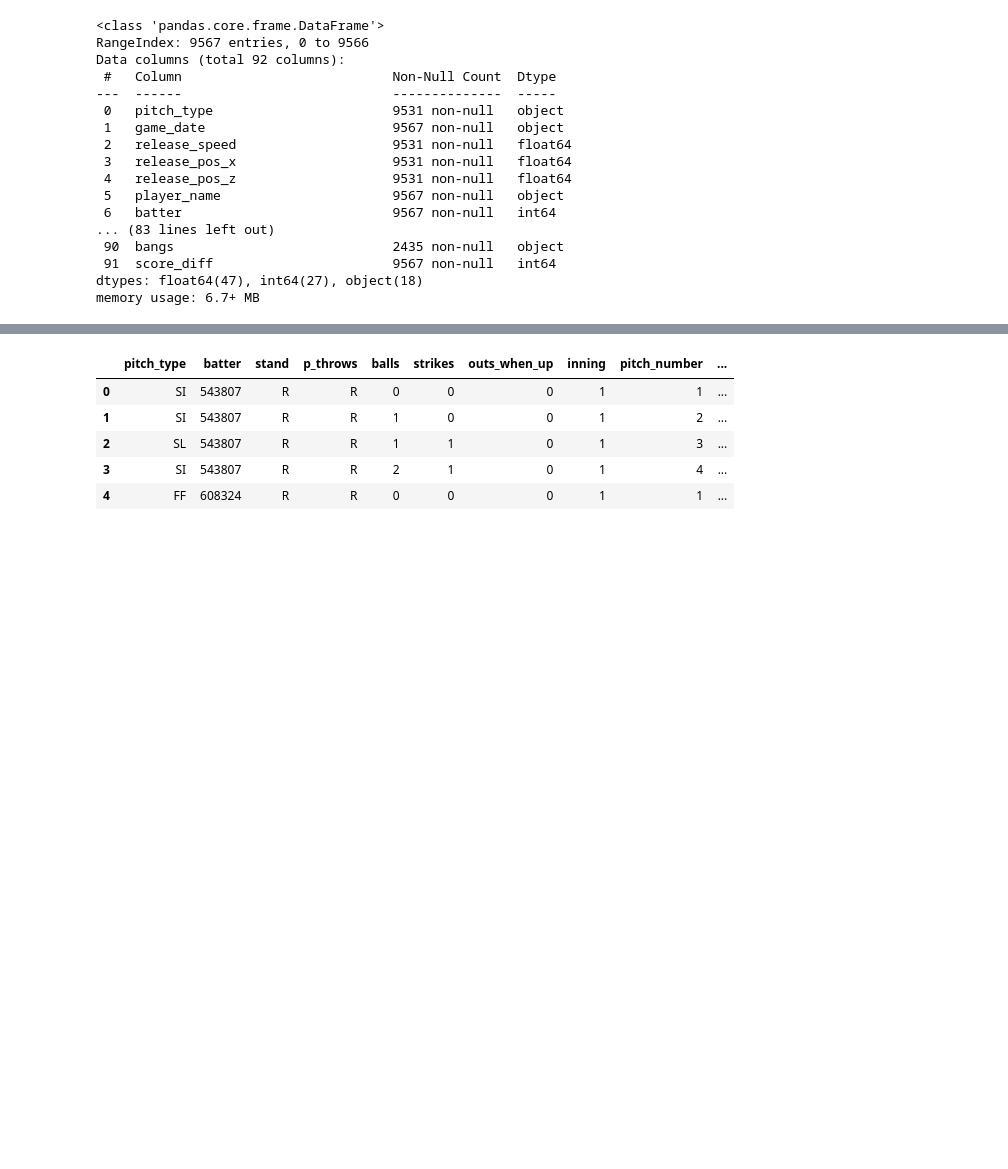
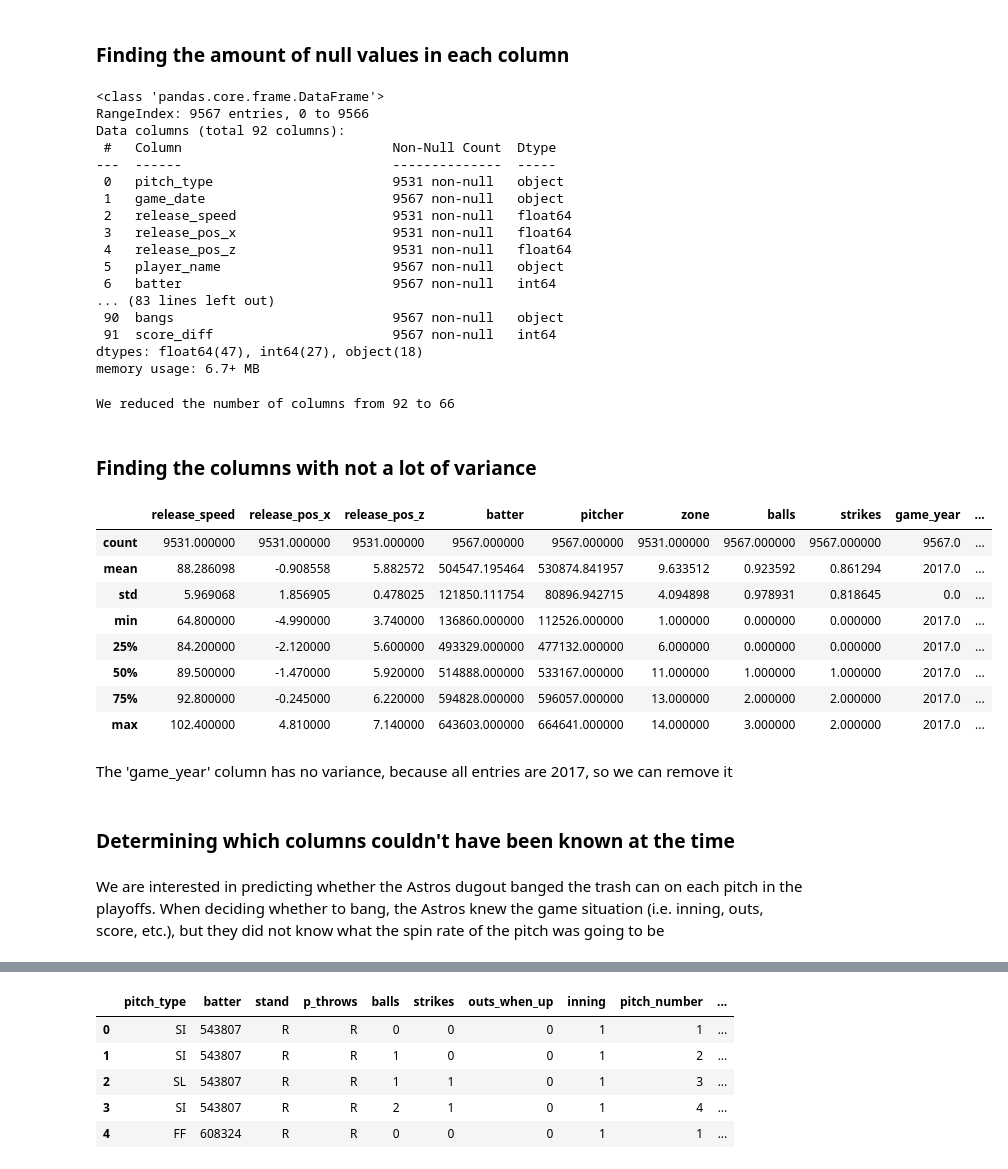
Before and after one commit to Ethor13/astros, a Jupyter notebook: naive_bayes.ipynb, the cells around one changed output, grey strips where cells are left out. Drawn from its saved outputs; the diff is of its cells as text; code cells hidden in the pictures; blank space fills up the shorter version.

```diff
--- a/naive_bayes.ipynb
+++ b/naive_bayes.ipynb
@@ -16,0 +17,12 @@ df.drop(['home_score', 'away_score'], axis=1, inplace=True)
+# %%
+reg_df = pd.read_csv('reg_season_statcast_bangs.csv')
+reg_df['bangs'] = reg_df['bangs'].fillna(0)
+reg_df.loc[reg_df['bangs'] != 0, 'bangs'] = 1
+
+playoff_df = pd.read_csv('post_season_statcast.csv')
+playoff_df['bangs'] = 2
+
+df = pd.concat([reg_df, playoff_df]).reset_index(drop=True)
+
+df.loc[:,'score_diff'] = df.home_score - df.away_score
+df.drop(['home_score', 'away_score'], axis=1, inplace=True)
@@ -17,3 +60,5 @@ df.drop(['home_score', 'away_score'], axis=1, inplace=True)
+# %% [markdown]
+### Finding the amount of null values in each column
 # %%
 df.info()
 # %% [output]
@@ -30,7 +75,33 @@ Data columns (total 92 columns):
  5   player_name                      9567 non-null   object
  6   batter                           9567 non-null   int64
 ... (83 lines left out)
- 90  bangs                            2435 non-null   object
+ 90  bangs                            9567 non-null   object
  91  score_diff                       9567 non-null   int64
 dtypes: float64(47), int64(27), object(18)
 memory usage: 6.7+ MB
+# %%
+num_cols_before = len(df.columns)
+
+df = df.loc[:, df.isna().sum(axis=0) < 200]
+
+num_cols_after = len(df.columns)
+
+print(f"We reduced the number of columns from {num_cols_before} to {num_cols_after}")
+# %% [output]
+We reduced the number of columns from 92 to 66
+# %% [markdown]
+### Finding the columns with not a lot of variance
+# %%
+df.describe()
+# %% [output]
+|  | release_speed | release_pos_x | release_pos_z | batter | pitcher | zone | balls | strikes | game_year | ... |
+| count | 9531.000000 | 9531.000000 | 9531.000000 | 9567.000000 | 9567.000000 | 9531.000000 | 9567.000000 | 9567.000000 | 9567.0 | ... |
+| mean | 88.286098 | -0.908558 | 5.882572 | 504547.195464 | 530874.841957 | 9.633512 | 0.923592 | 0.861294 | 2017.0 | ... |
+| std | 5.969068 | 1.856905 | 0.478025 | 121850.111754 | 80896.942715 | 4.094898 | 0.978931 | 0.818645 | 0.0 | ... |
+| min | 64.800000 | -4.990000 | 3.740000 | 136860.000000 | 112526.000000 | 1.000000 | 0.000000 | 0.000000 | 2017.0 | ... |
+| 25% | 84.200000 | -2.120000 | 5.600000 | 493329.000000 | 477132.000000 | 6.000000 | 0.000000 | 0.000000 | 2017.0 | ... |
+| 50% | 89.500000 | -1.470000 | 5.920000 | 514888.000000 | 533167.000000 | 11.000000 | 1.000000 | 1.000000 | 2017.0 | ... |
+| 75% | 92.800000 | -0.245000 | 6.220000 | 594828.000000 | 596057.000000 | 13.000000 | 2.000000 | 2.000000 | 2017.0 | ... |
+| max | 102.400000 | 4.810000 | 7.140000 | 643603.000000 | 664641.000000 | 14.000000 | 3.000000 | 2.000000 | 2017.0 | ... |
+# %% [markdown]
+The 'game_year' column has no variance, because all entries are 2017, so we can remove it
@@ -36,0 +110,4 @@ memory usage: 6.7+ MB
+# %% [markdown]
+### Determining which columns couldn't have been known at the time
+# %% [markdown]
+We are interested in predicting whether the Astros dugout banged the trash can on each pitch in the playoffs. When deciding whether to bang, the Astros knew the game situation (i.e. inning, outs, score, etc.), but they did not know what the spin rate of the pitch was going to be
```
Also changed, not shown: parts of 51 cells of this notebook.
